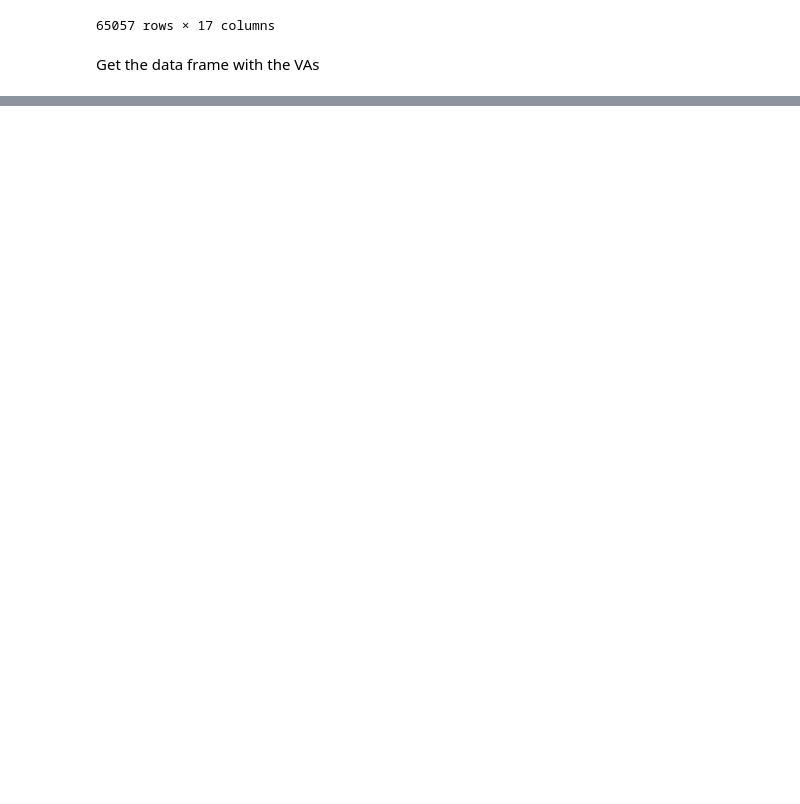
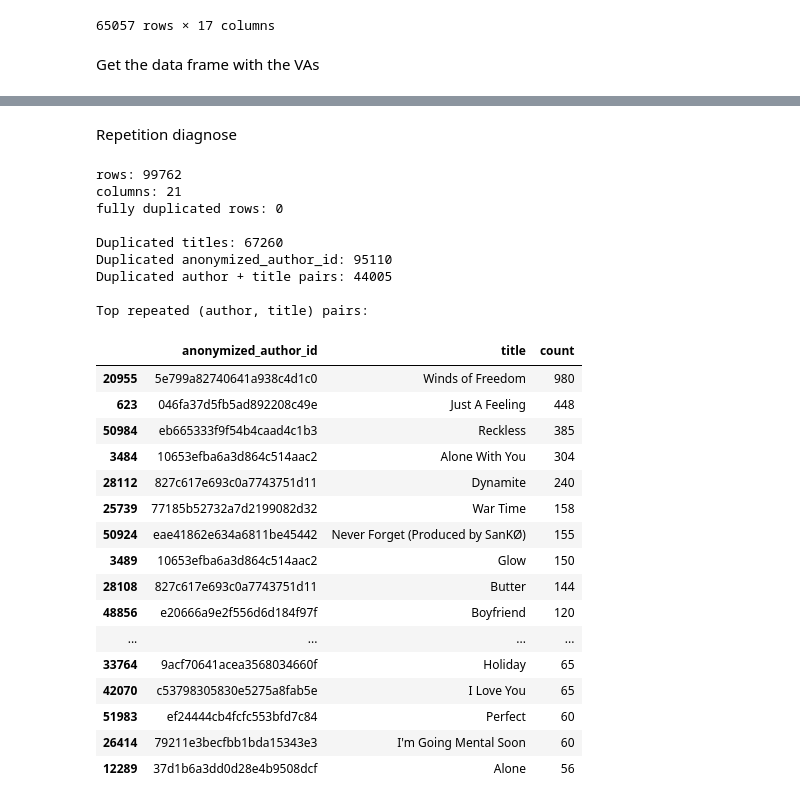
Before and after one commit to filpi86/mer-thesis, a Jupyter notebook: VA_tweets.ipynb, the cells around one changed output, grey strips where cells are left out. Saved outputs shown, nothing was run; the diff lists cells and outputs as text; code cells hidden in the pictures; blank space fills up the shorter version.

```diff
--- a/VA_tweets.ipynb
+++ b/VA_tweets.ipynb
@@ -130,0 +156,61 @@ VA_df.head()
+# %% [markdown]
+Repetition diagnose
+# %%
+# shape
+print('rows:', len(final_df))
+print('columns:', final_df.shape[1])
+
+# Fully duplicated rows
+full_dups = final_df.duplicated().sum()
+print('fully duplicated rows:', full_dups)
+
+if full_dups > 0:
+    print('n\Sample full duplicates:')
+    display(final_df[final_df.duplicated(keep=False)].sort_values(list(final_df.columns)).head(10))
+
+# Repetition by key columns
+print('\nDuplicated titles:', final_df['title'].duplicated().sum())
+print('Duplicated anonymized_author_id:', final_df['anonymized_author_id'].duplicated().sum())
+
+# same author + title repeated
+pair_dups = final_df.duplicated(subset=['anonymized_author_id', 'title']).sum()
+print('Duplicated author + title pairs:', pair_dups)
+
+if pair_dups > 0:
+    print('\nTop repeated (author, title) pairs:')
+    display(
+        final_df
+        .groupby(['anonymized_author_id', 'title'], dropna=False)
+        .size()
+        .reset_index(name='count')
+        .query('count > 1')
+        .sort_values('count', ascending=False)
+        .head(20)
+    )
+# %% [output]
+rows: 99762
+columns: 21
+fully duplicated rows: 0
+
+Duplicated titles: 67260
+Duplicated anonymized_author_id: 95110
+Duplicated author + title pairs: 44005
+
+Top repeated (author, title) pairs:
+|  | anonymized_author_id | title | count |
+| 20955 | 5e799a82740641a938c4d1c0 | Winds of Freedom | 980 |
+| 623 | 046fa37d5fb5ad892208c49e | Just A Feeling | 448 |
+| 50984 | eb665333f9f54b4caad4c1b3 | Reckless | 385 |
+| 3484 | 10653efba6a3d864c514aac2 | Alone With You | 304 |
+| 28112 | 827c617e693c0a7743751d11 | Dynamite | 240 |
+| 25739 | 77185b52732a7d2199082d32 | War Time | 158 |
+| 50924 | eae41862e634a6811be45442 | Never Forget (Produced by SanKØ) | 155 |
+| 3489 | 10653efba6a3d864c514aac2 | Glow | 150 |
+| 28108 | 827c617e693c0a7743751d11 | Butter | 144 |
+| 48856 | e20666a9e2f556d6d184f97f | Boyfriend | 120 |
+| ... | ... | ... | ... |
+| 33764 | 9acf70641acea3568034660f | Holiday | 65 |
+| 42070 | c53798305830e5275a8fab5e | I Love You | 65 |
+| 51983 | ef24444cb4fcfc553bfd7c84 | Perfect | 60 |
+| 26414 | 79211e3becfbb1bda15343e3 | I'm Going Mental Soon | 60 |
+| 12289 | 37d1b6a3dd0d28e4b9508dcf | Alone | 56 |
```
Also changed, not shown: parts of 8 cells of this notebook, 3 other files.
